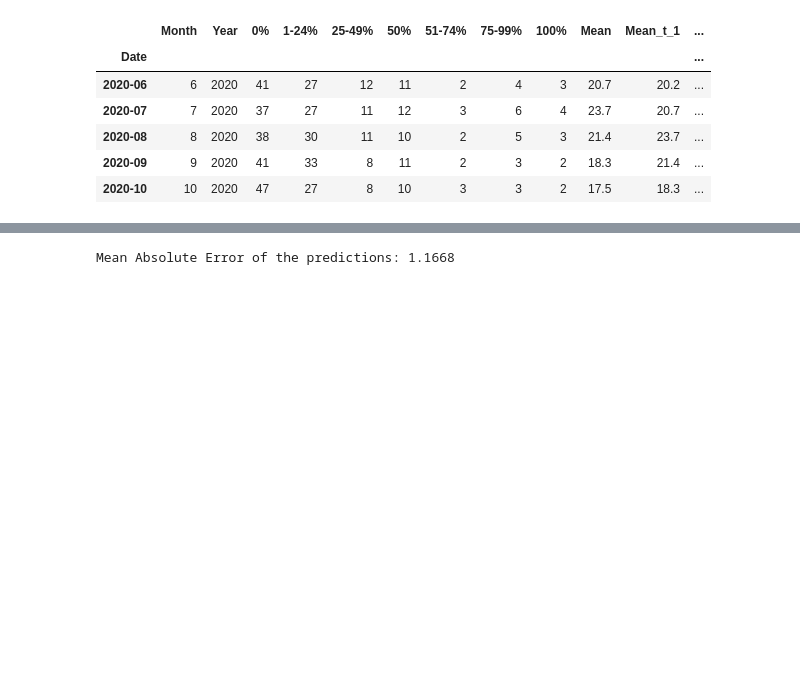
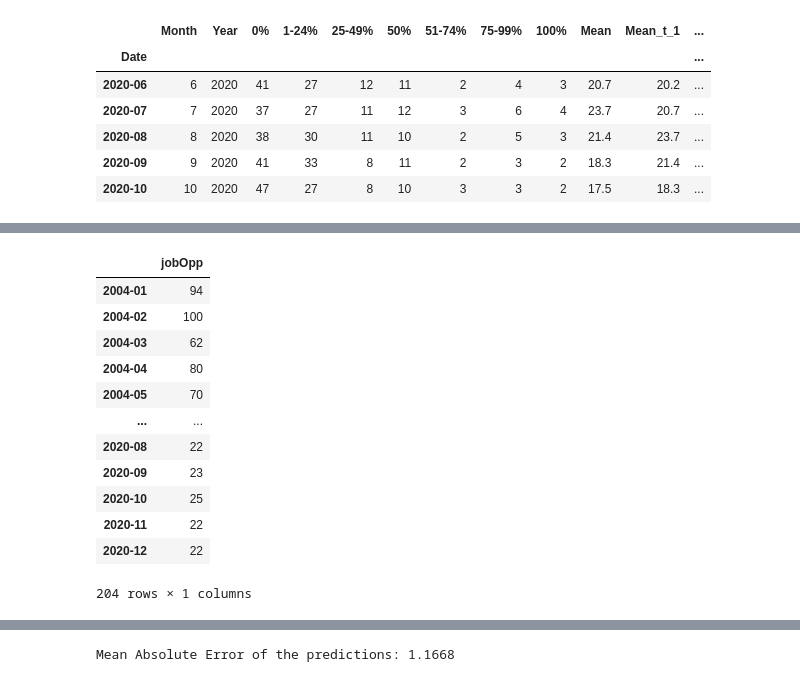
Before and after one commit to epfl-ada/ada-2020-project-milestone-p3-p3_datanalyzers, a Jupyter notebook: creative_extension.ipynb, the cells around one changed output, grey strips where cells are left out. Saved outputs shown, nothing was run; the diff lists cells and outputs as text; code cells hidden in the pictures; blank space fills up the shorter version.

```diff
--- a/creative_extension.ipynb
+++ b/creative_extension.ipynb
@@ -213,0 +239,19 @@ df_full.tail()
+# %%
+jobopp = pd.read_csv('data/jobopportunity.csv')
+jobopp = jobopp[1:].rename(columns = {"Category: All categories":"jobOpp"})
+jobopp.jobOpp = pd.to_numeric(jobopp.jobOpp)
+jobopp
+# %% [output]
+|  | jobOpp |
+| 2004-01 | 94 |
+| 2004-02 | 100 |
+| 2004-03 | 62 |
+| 2004-04 | 80 |
+| 2004-05 | 70 |
+| ... | ... |
+| 2020-08 | 22 |
+| 2020-09 | 23 |
+| 2020-10 | 25 |
+| 2020-11 | 22 |
+| 2020-12 | 22 |
+204 rows × 1 columns
```
Also changed, not shown: parts of 3 cells of this notebook, 2 other files.
